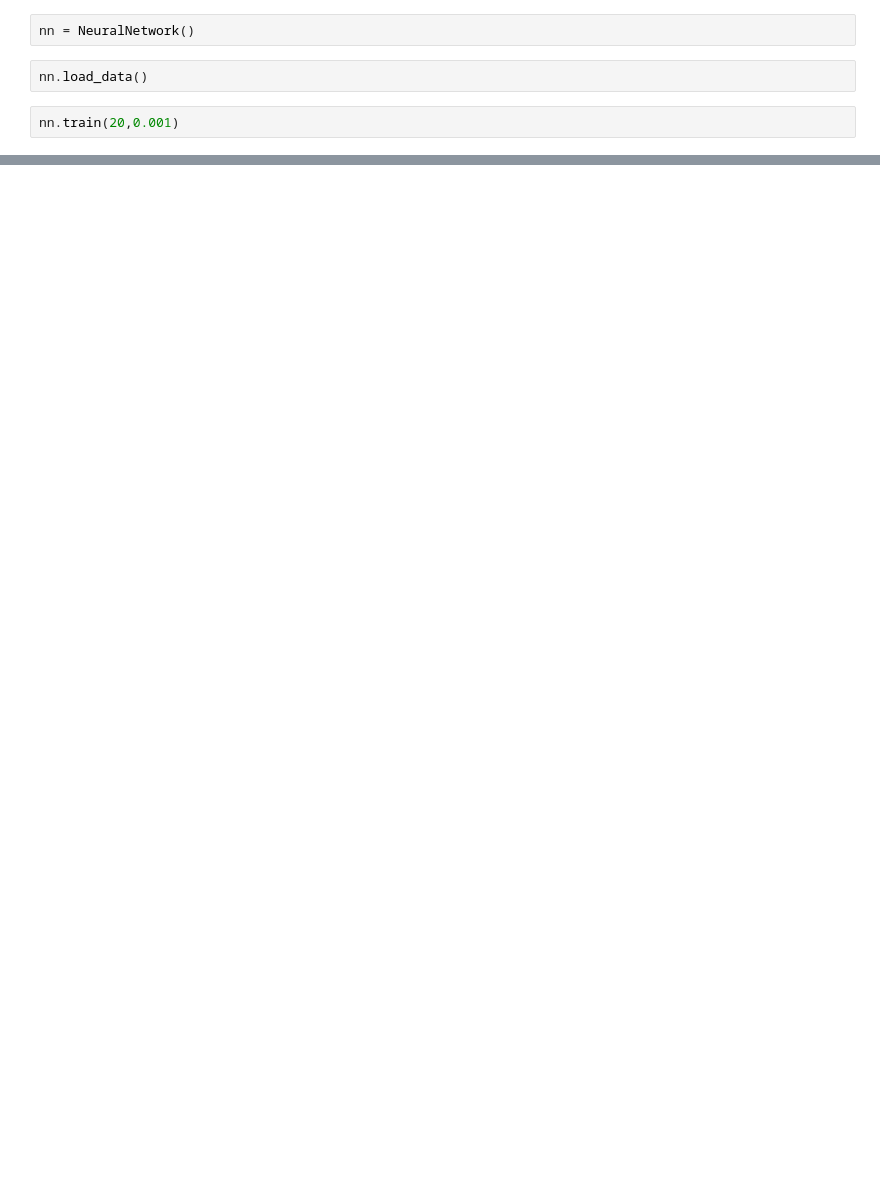
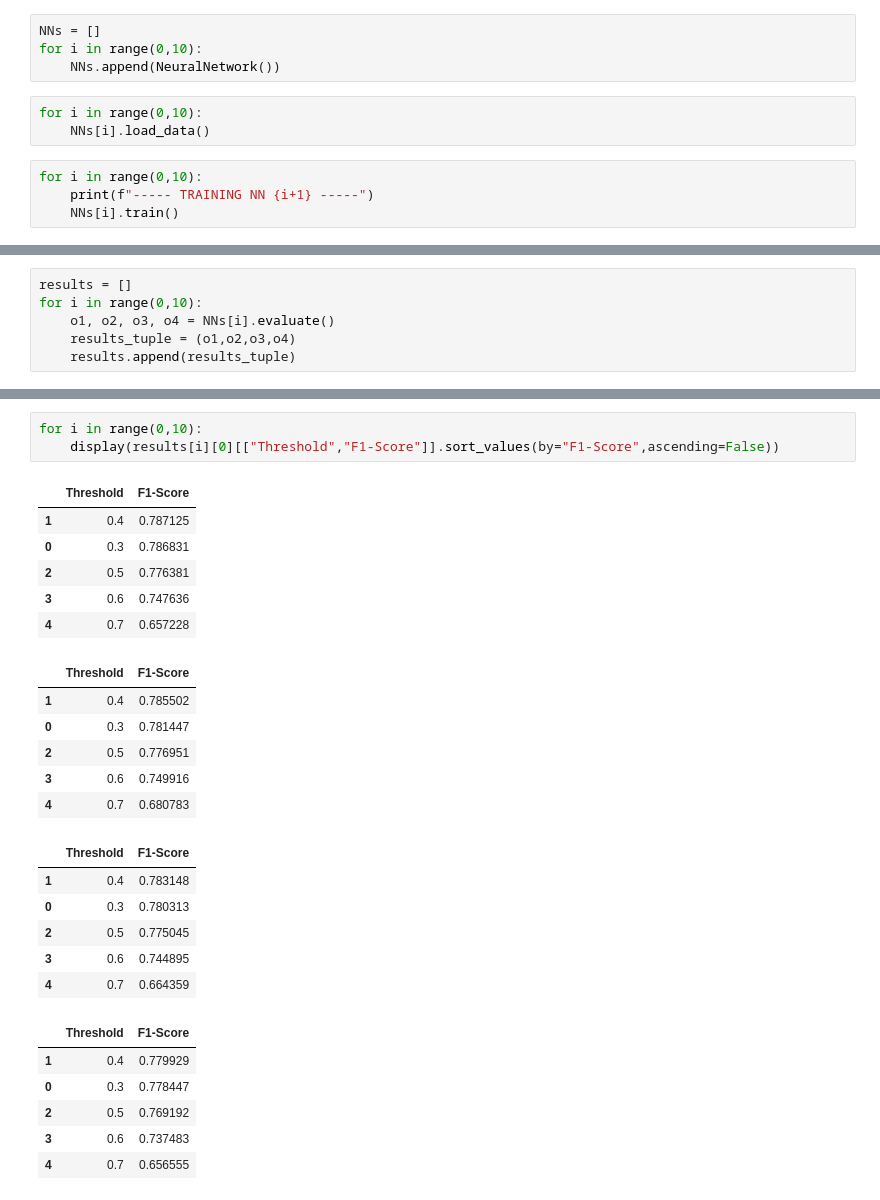
Before and after one commit to ismailnasuhkara/yap470, a Jupyter notebook: nn/main.ipynb, the cells around one changed output, grey strips where cells are left out. Cells and saved outputs as stored; diff of their text form; blank space fills up the shorter version.

Commit message:
Threshold optimization comparing 10 networks

```diff
--- a/nn/main.ipynb
+++ b/nn/main.ipynb
@@ -3,7 +4,12 @@ from neural_network import NeuralNetwork
 # %%
-nn = NeuralNetwork()
+NNs = []
+for i in range(0,10):
+    NNs.append(NeuralNetwork())
 # %%
-nn.load_data()
+for i in range(0,10):
+    NNs[i].load_data()
 # %%
-nn.train(20,0.001)
+for i in range(0,10):
+    print(f"----- TRAINING NN {i+1} -----")
+    NNs[i].train()
 # %% [output]
@@ -30,0 +33,6 @@ F1 Score : 0.7719386789477004
+# %%
+results = []
+for i in range(0,10):
+    o1, o2, o3, o4 = NNs[i].evaluate()
+    results_tuple = (o1,o2,o3,o4)
+    results.append(results_tuple)
@@ -30,0 +57,28 @@ F1 Score : 0.7719386789477004
+# %%
+for i in range(0,10):
+    display(results[i][0][["Threshold","F1-Score"]].sort_values(by="F1-Score",ascending=False))
+# %% [output]
+|  | Threshold | F1-Score |
+| 1 | 0.4 | 0.787125 |
+| 0 | 0.3 | 0.786831 |
+| 2 | 0.5 | 0.776381 |
+| 3 | 0.6 | 0.747636 |
+| 4 | 0.7 | 0.657228 |
+|  | Threshold | F1-Score |
+| 1 | 0.4 | 0.785502 |
+| 0 | 0.3 | 0.781447 |
+| 2 | 0.5 | 0.776951 |
+| 3 | 0.6 | 0.749916 |
+| 4 | 0.7 | 0.680783 |
+|  | Threshold | F1-Score |
+| 1 | 0.4 | 0.783148 |
+| 0 | 0.3 | 0.780313 |
+| 2 | 0.5 | 0.775045 |
+| 3 | 0.6 | 0.744895 |
+| 4 | 0.7 | 0.664359 |
+|  | Threshold | F1-Score |
+| 1 | 0.4 | 0.779929 |
+| 0 | 0.3 | 0.778447 |
+| 2 | 0.5 | 0.769192 |
+| 3 | 0.6 | 0.737483 |
+| 4 | 0.7 | 0.656555 |
```
Also changed, not shown: parts of 6 cells of this notebook, 2 other files.
